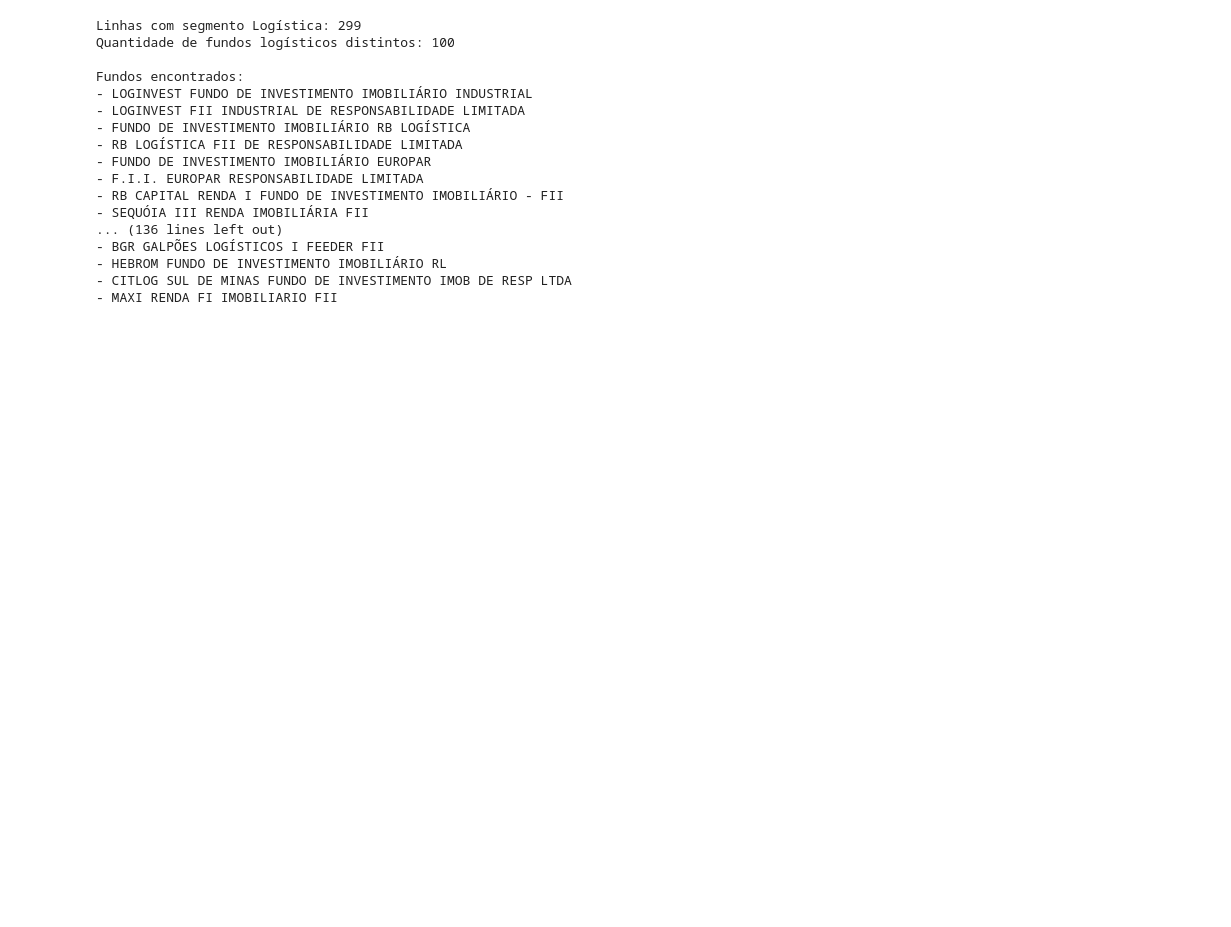
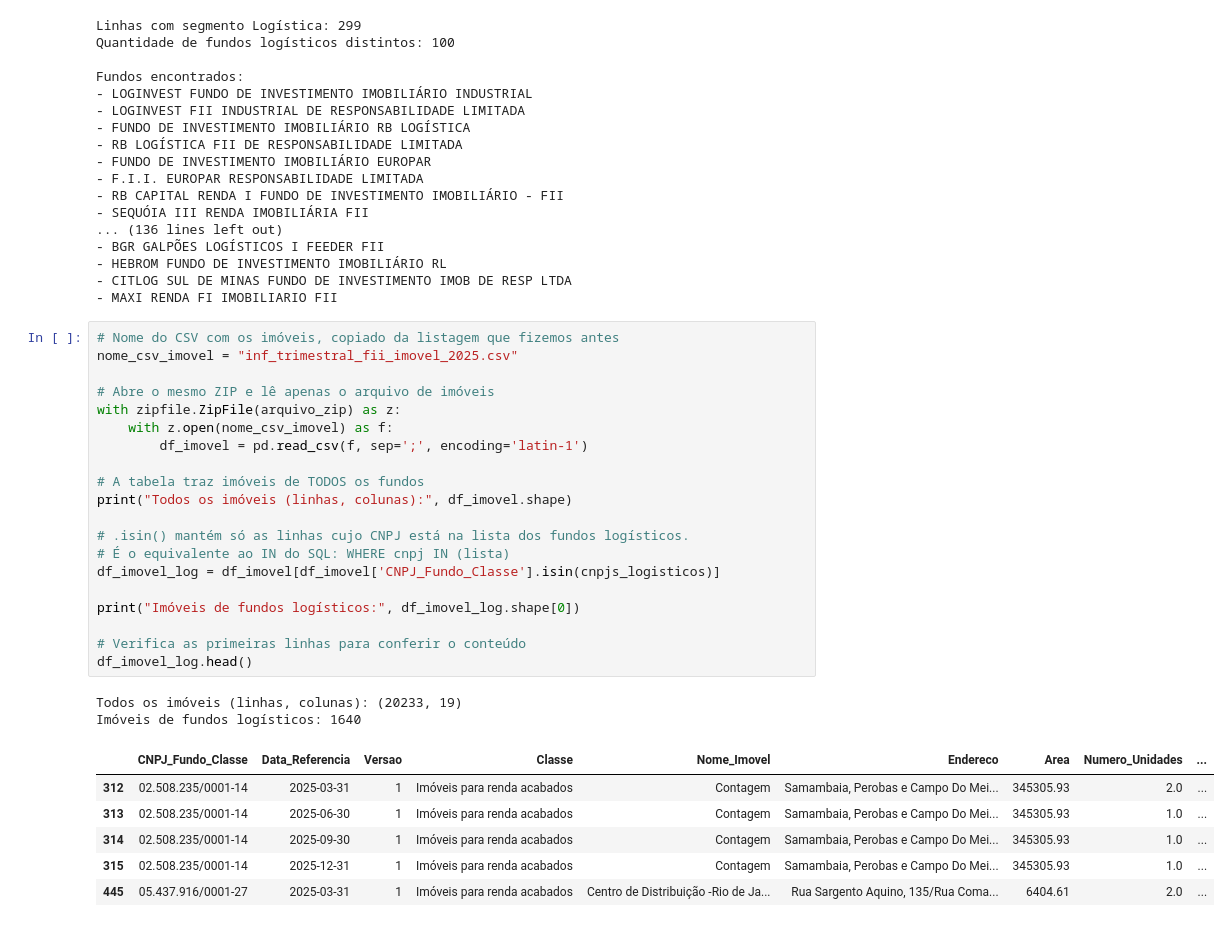
Before and after one commit to sousa-leandro86/tcc-galpoes, a Jupyter notebook: analises/01-inventario-dados.ipynb, the cells around one changed output. Drawn from its saved outputs; the diff is of its cells as text; blank space fills up the shorter version.

```diff
--- a/analises/01-inventario-dados.ipynb
+++ b/analises/01-inventario-dados.ipynb
@@ -147,3 +147,32 @@ Fundos encontrados:
 - HEBROM FUNDO DE INVESTIMENTO IMOBILIÁRIO RL
 - CITLOG SUL DE MINAS FUNDO DE INVESTIMENTO IMOB DE RESP LTDA
 - MAXI RENDA FI IMOBILIARIO FII
+# %%
+# Nome do CSV com os imóveis, copiado da listagem que fizemos antes
+nome_csv_imovel = "inf_trimestral_fii_imovel_2025.csv"
+
+# Abre o mesmo ZIP e lê apenas o arquivo de imóveis
+with zipfile.ZipFile(arquivo_zip) as z:
+    with z.open(nome_csv_imovel) as f:
+        df_imovel = pd.read_csv(f, sep=';', encoding='latin-1')
+
+# A tabela traz imóveis de TODOS os fundos
+print("Todos os imóveis (linhas, colunas):", df_imovel.shape)
+
+# .isin() mantém só as linhas cujo CNPJ está na lista dos fundos logísticos.
+# É o equivalente ao IN do SQL: WHERE cnpj IN (lista)
+df_imovel_log = df_imovel[df_imovel['CNPJ_Fundo_Classe'].isin(cnpjs_logisticos)]
+
+print("Imóveis de fundos logísticos:", df_imovel_log.shape[0])
+
+# Verifica as primeiras linhas para conferir o conteúdo
+df_imovel_log.head()
+# %% [output]
+Todos os imóveis (linhas, colunas): (20233, 19)
+Imóveis de fundos logísticos: 1640
+|  | CNPJ_Fundo_Classe | Data_Referencia | Versao | Classe | Nome_Imovel | Endereco | Area | Numero_Unidades | ... |
+| 312 | 02.508.235/0001-14 | 2025-03-31 | 1 | Imóveis para renda acabados | Contagem | Samambaia, Perobas e Campo Do Mei... | 345305.93 | 2.0 | ... |
+| 313 | 02.508.235/0001-14 | 2025-06-30 | 1 | Imóveis para renda acabados | Contagem | Samambaia, Perobas e Campo Do Mei... | 345305.93 | 1.0 | ... |
+| 314 | 02.508.235/0001-14 | 2025-09-30 | 1 | Imóveis para renda acabados | Contagem | Samambaia, Perobas e Campo Do Mei... | 345305.93 | 1.0 | ... |
+| 315 | 02.508.235/0001-14 | 2025-12-31 | 1 | Imóveis para renda acabados | Contagem | Samambaia, Perobas e Campo Do Mei... | 345305.93 | 1.0 | ... |
+| 445 | 05.437.916/0001-27 | 2025-03-31 | 1 | Imóveis para renda acabados | Centro de Distribuição -Rio de Ja... | Rua Sargento Aquino, 135/Rua Coma... | 6404.61 | 2.0 | ... |
```
Also changed, not shown: parts of 1 cell of this notebook.
